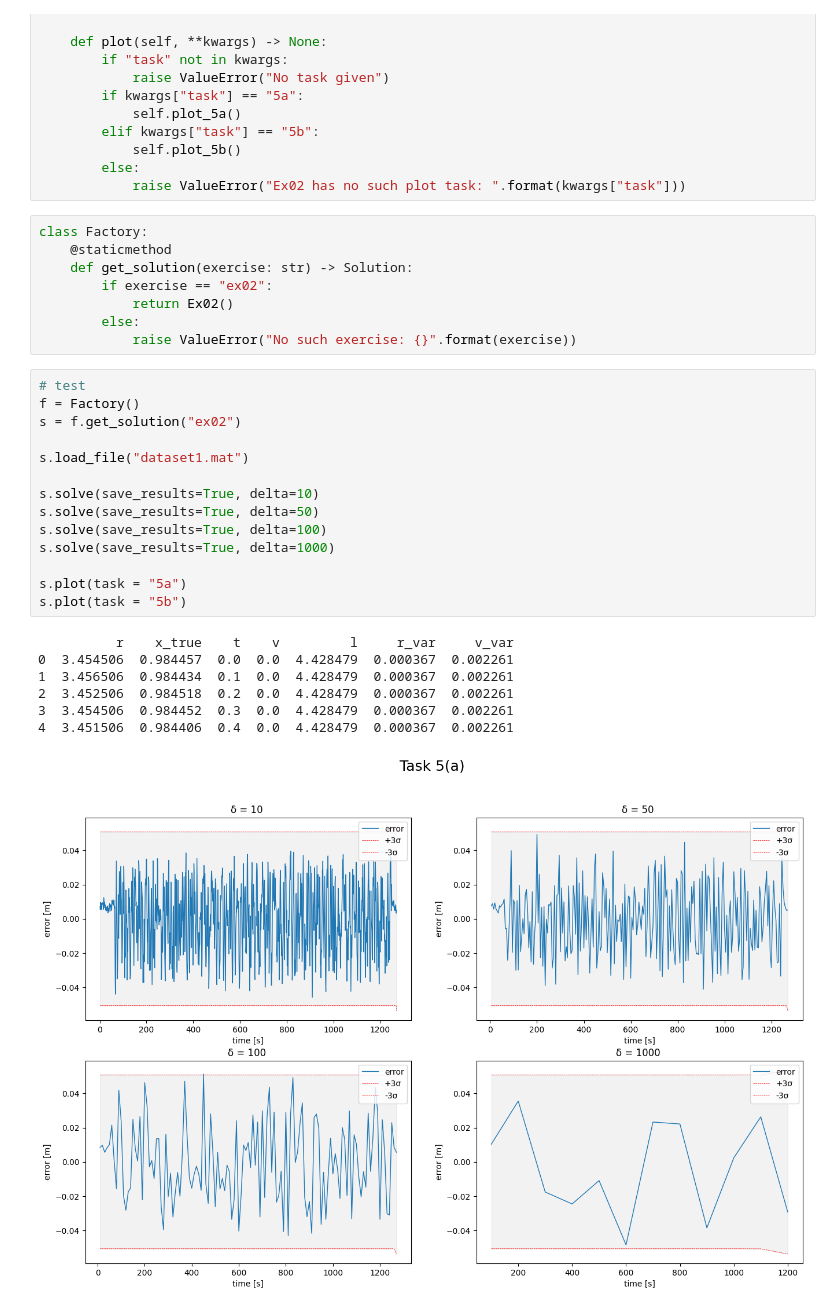
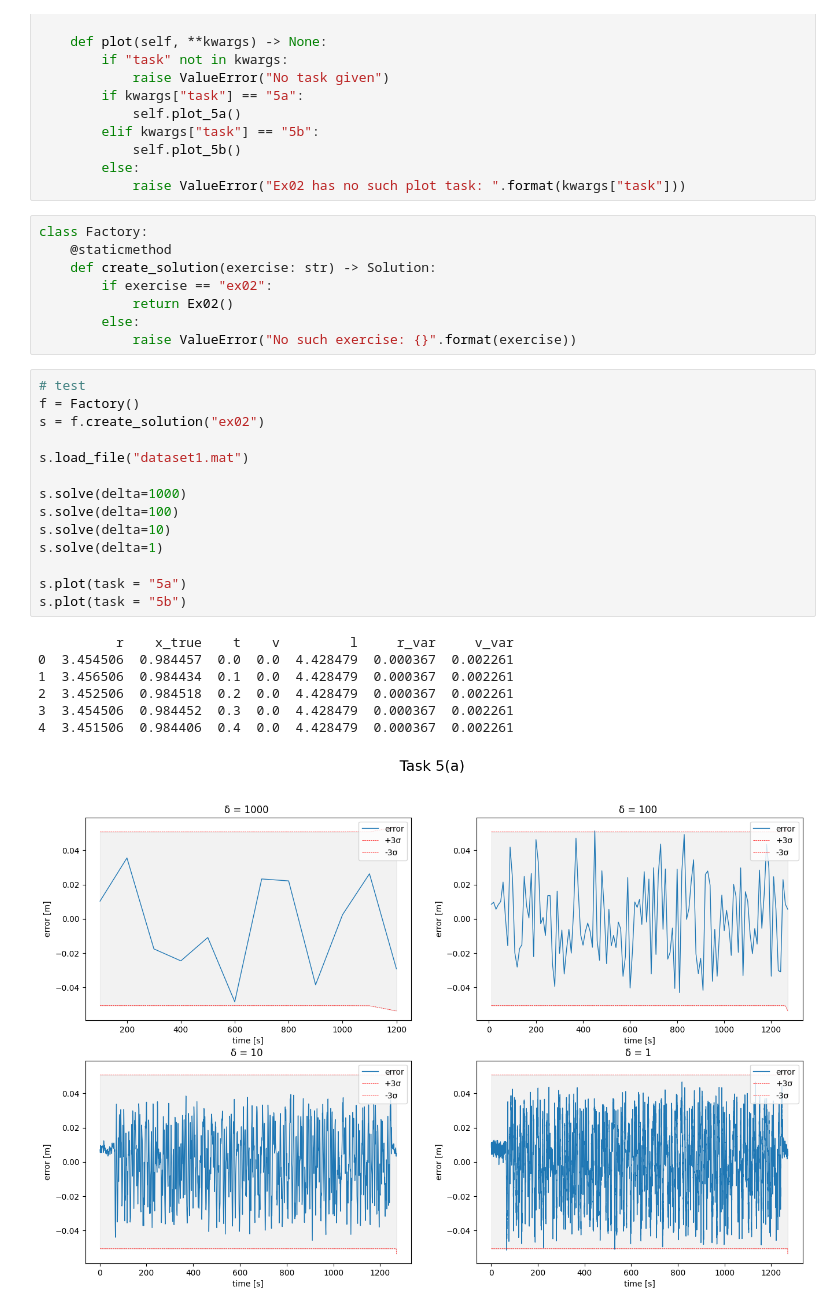
Before and after one commit to ZemsRepo/SER_Assignments, a Jupyter notebook: ex02/ex2_oop.ipynb, the cells around one changed output. Saved outputs shown, nothing was run; the diff lists cells and outputs as text.

```diff
--- a/ex02/ex2_oop.ipynb
+++ b/ex02/ex2_oop.ipynb
@@ -222,7 +222,7 @@ class Ex02(Solution):
 # %%
 class Factory:
     @staticmethod
-    def get_solution(exercise: str) -> Solution:
+    def create_solution(exercise: str) -> Solution:
         if exercise == "ex02":
             return Ex02()
         else:
@@ -230,22 +230,22 @@ class Factory:
 # %%
 # test
 f = Factory()
-s = f.get_solution("ex02")
+s = f.create_solution("ex02")
 
 s.load_file("dataset1.mat")
 
-s.solve(save_results=True, delta=10)
-s.solve(save_results=True, delta=50)
-s.solve(save_results=True, delta=100)
-s.solve(save_results=True, delta=1000)
+s.solve(delta=1000)
+s.solve(delta=100)
+s.solve(delta=10)
+s.solve(delta=1)
 
 s.plot(task = "5a")
 s.plot(task = "5b")
 # %% [output]
           r    x_true    t    v         l     r_var     v_var
 0  3.454506  0.984457  0.0  0.0  4.428479  0.000367  0.002261
 1  3.456506  0.984434  0.1  0.0  4.428479  0.000367  0.002261
 2  3.452506  0.984518  0.2  0.0  4.428479  0.000367  0.002261
 3  3.454506  0.984452  0.3  0.0  4.428479  0.000367  0.002261
 4  3.451506  0.984406  0.4  0.0  4.428479  0.000367  0.002261
-[figure, old version]
+[figure, new version]
```
Also changed, not shown: parts of 1 cell of this notebook.
